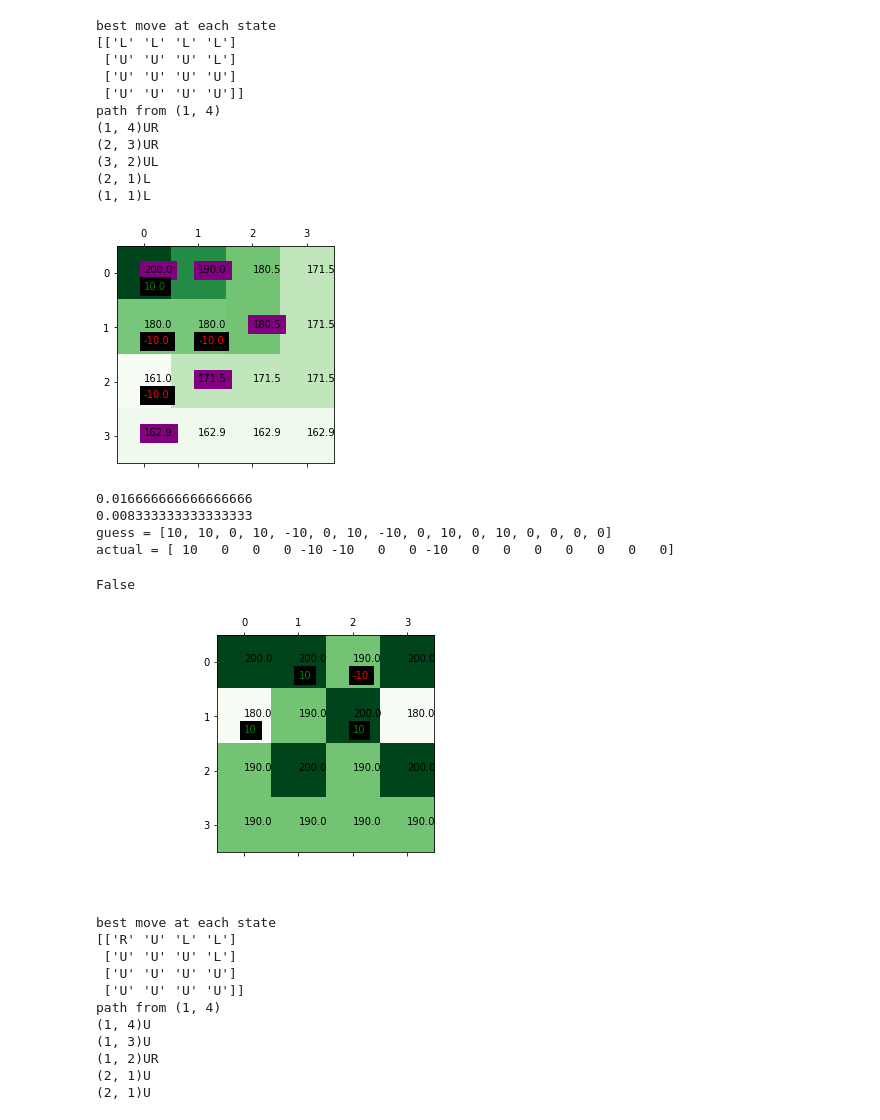
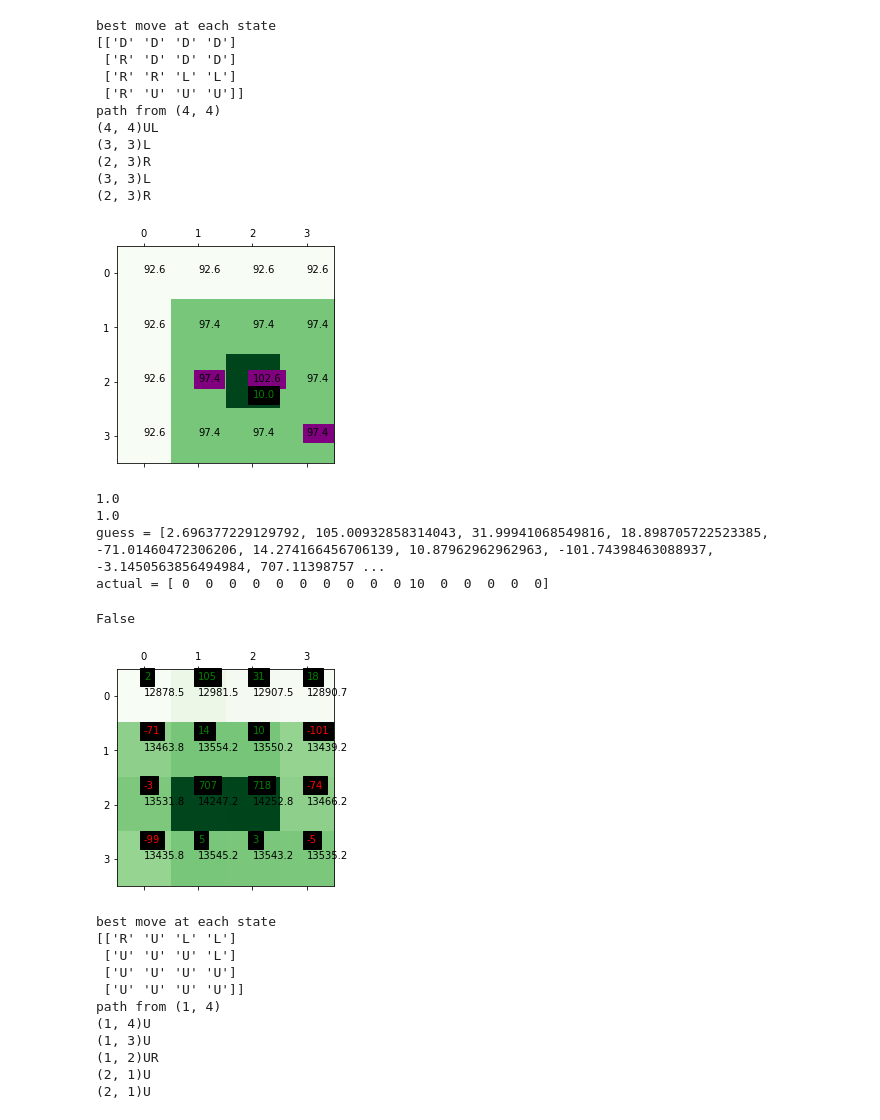
Before and after one commit to annieechen/communicative-models, a Jupyter notebook: Gridworld Notebook.ipynb, the cells around one changed output. Cells and saved outputs as stored; diff of their text form; code cells hidden in the pictures.

Commit message:
changed to expected value

```diff
--- a/Gridworld Notebook.ipynb
+++ b/Gridworld Notebook.ipynb
@@ -8,33 +8,33 @@ from reward_guesser import *
 # from IPython.core.interactiveshell import InteractiveShell
 # InteractiveShell.ast_node_interactivity = "all"
 # %%
-a = GridWorldAgent(width=4,height=4,rewardValues =  {(1,1):10, (1,2): -10, (1,3):-10, (2,2): -10})
+a = GridWorldAgent(width=4,height=4,rewardValues =  {(3,3):10})#, (1,2): 10, (1,3):10, (2,2): -10})
 a.Run()
-action_list,_, path_list = a.CreatePolicyPath((1,4),max_path_length =5,print_path=True)
+action_list,_, path_list = a.CreatePolicyPath((4,4),max_path_length =5,print_path=True)
 # %% [output]
 best move at each state
-[['L' 'L' 'L' 'L']
- ['U' 'U' 'U' 'L']
- ['U' 'U' 'U' 'U']
- ['U' 'U' 'U' 'U']]
-path from (1, 4)
-(1, 4)UR
-(2, 3)UR
-(3, 2)UL
-(2, 1)L
-(1, 1)L
+[['D' 'D' 'D' 'D']
+ ['R' 'D' 'D' 'D']
+ ['R' 'R' 'L' 'L']
+ ['R' 'U' 'U' 'U']]
+path from (4, 4)
+(4, 4)UL
+(3, 3)L
+(2, 3)R
+(3, 3)L
+(2, 3)R
-[figure, old version]
+[figure, new version]
 # %%
 %matplotlib inline
 c = RewardGuesser(a.map.T, a.map.S, a.r, action_list, path_list, 4,4)
-c.validate(num_samples = 100, display=True)
+c.validate(num_samples = 1000, display=True)
 # %% [output]
-0.016666666666666666
-0.008333333333333333
-guess = [10, 10, 0, 10, -10, 0, 10, -10, 0, 10, 0, 10, 0, 0, 0, 0]
-actual = [ 10   0   0   0 -10 -10   0   0 -10   0   0   0   0   0   0   0]
+1.0
+1.0
+guess = [2.696377229129792, 105.00932858314043, 31.99941068549816, 18.898705722523385, -71.01460472306206, 14.274166456706139, 10.87962962962963, -101.74398463088937, -3.1450563856494984, 707.11398757 ...
+actual = [ 0  0  0  0  0  0  0  0  0  0 10  0  0  0  0  0]
 False
-[figure, old version]
+[figure, new version]
 # %%
 a = GridWorldAgent(width=4,height=4,rewardValues =  {(2,1):10})#, (2,2): -10, (3,2): 10, (2,3):10})
 a.Run()
```
Also changed, not shown: 1 other file.
